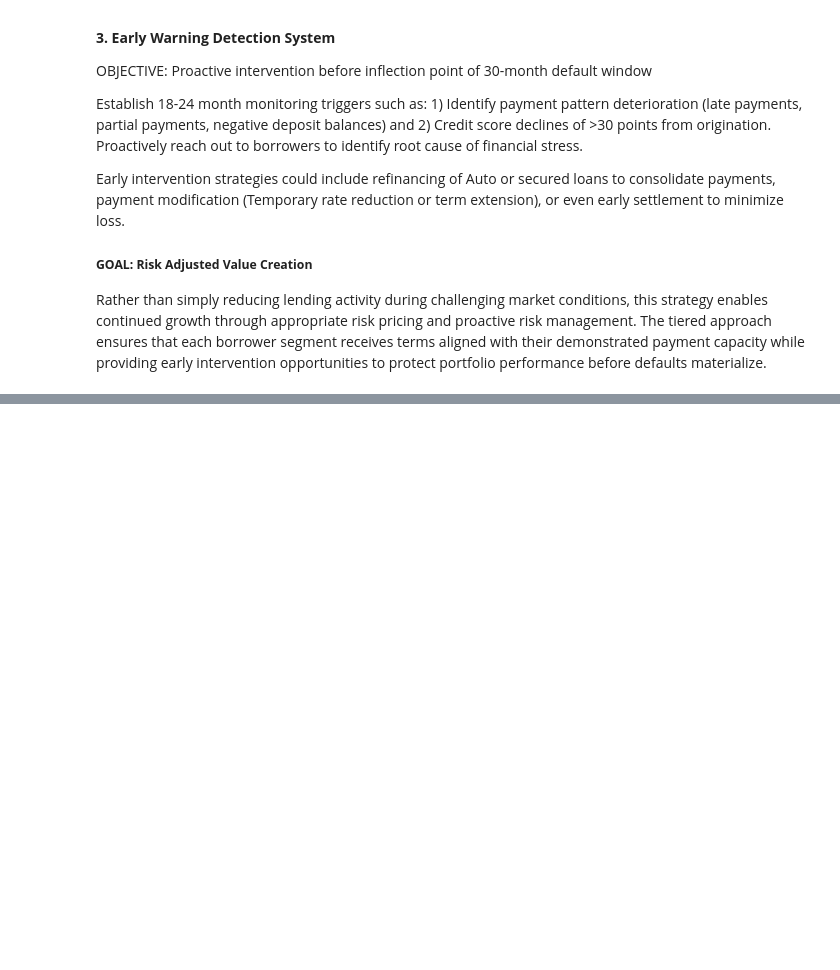
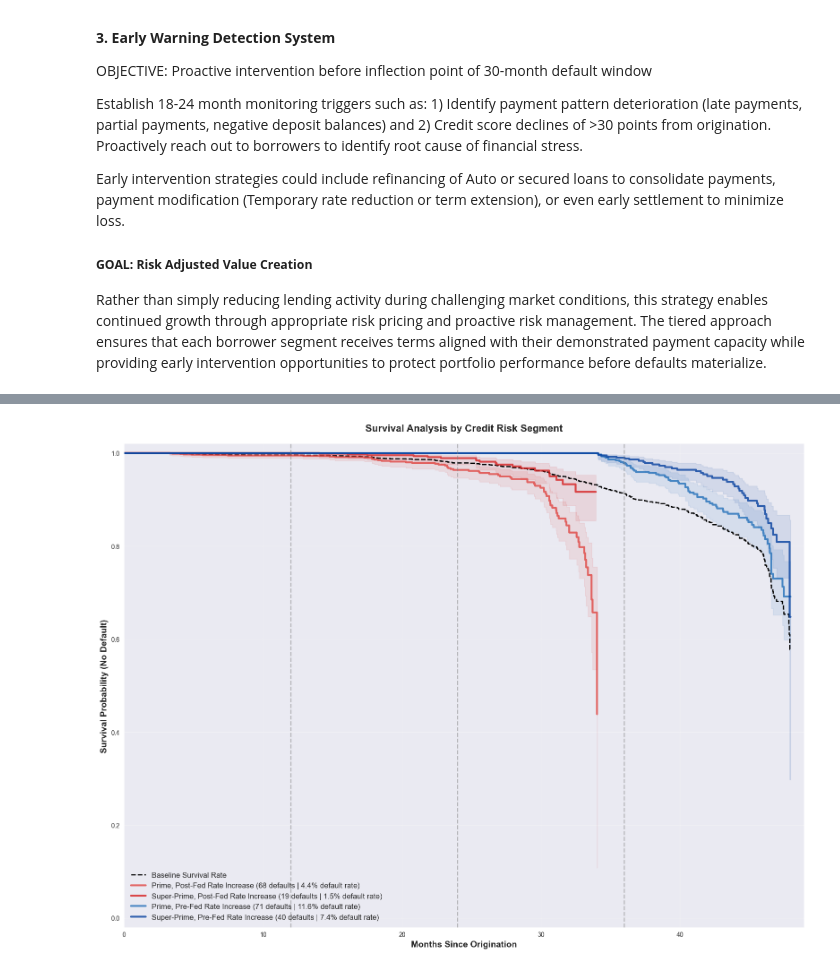
Before and after one commit to imoore99/SURVIVAL_RATE_ANALYSIS, a Jupyter notebook: SURVIVAL_RATE_ANALYSIS.ipynb, the cells around one changed output, grey strips where cells are left out. Saved outputs shown, nothing was run; the diff lists cells and outputs as text; code cells hidden in the pictures; blank space fills up the shorter version.

```diff
--- a/SURVIVAL_RATE_ANALYSIS.ipynb
+++ b/SURVIVAL_RATE_ANALYSIS.ipynb
@@ -926,0 +1042,34 @@ Rather than simply reducing lending activity during challenging market condition
+# %%
+
+def kmf_baseline(survival_data):
+    with warnings.catch_warnings():
+        warnings.simplefilter("ignore")
+        # Initialize Kaplan-Meier Fitter
+        kmf = KaplanMeierFitter()
+
+        # Fit the survival curve
+        kmf.fit(survival_data['duration_months'],
+                    survival_data['event'],
+                    label='Portfolio Baseline Survival Rate')
+    return kmf
+# %%
+rate_period = ['Post-Fed Rate Increase', 'Pre-Fed Rate Increase']
+score_tier = ['Prime', 'Super-Prime']
+baseline = False
+
+colors = [
+    {"label": 'Super-Prime, Pre-Fed Rate Increase', "color": "#05409e"},
+    {"label": 'Prime, Pre-Fed Rate Increase', "color": "#2470b9"},
+    {"label": 'Near-Prime, Pre-Fed Rate Increase', "color": "#4599d1"},
+    {"label": 'Subprime, Pre-Fed Rate Increase', "color": "#68bee8"},
+    {"label": 'Super-Prime, Post-Fed Rate Increase', "color": "#d61f1f"},
+    {"label": 'Prime, Post-Fed Rate Increase', "color": "#e04441"},
+    {"label": 'Near-Prime, Post-Fed Rate Increase', "color": "#e76447"},
+    {"label": 'Subprime, Post-Fed Rate Increase', "color": "#e58638"},
+    {"label": 'Pre-Fed Rate Increase', "color": "#05409e"},
+    {"label": 'Post-Fed Rate Increase', "color": "#d61f1f"},
+    {"label": 'Super-Prime', "color": "#05409e"},
+    {"label": 'Prime', "color": "#4599d1"},
+    {"label": 'Near-Prime', "color": "#e04441"},
+    {"label": 'Subprime', "color": "#e58638"}
+]
@@ -926,0 +1240,4 @@ Rather than simply reducing lending activity during challenging market condition
+# %%
+fig, risk_segment_col, default_rate_col, median_time_to_default_col, survival_12mo_col, survival_24mo_col, survival_36mo_col = create_combined_survival_analysis(survival_data, rate_period, score_tier, colors, baseline=True)
+# %% [output]
+[figure, added]
```
Also changed, not shown: parts of 6 cells of this notebook, 12 other files.
